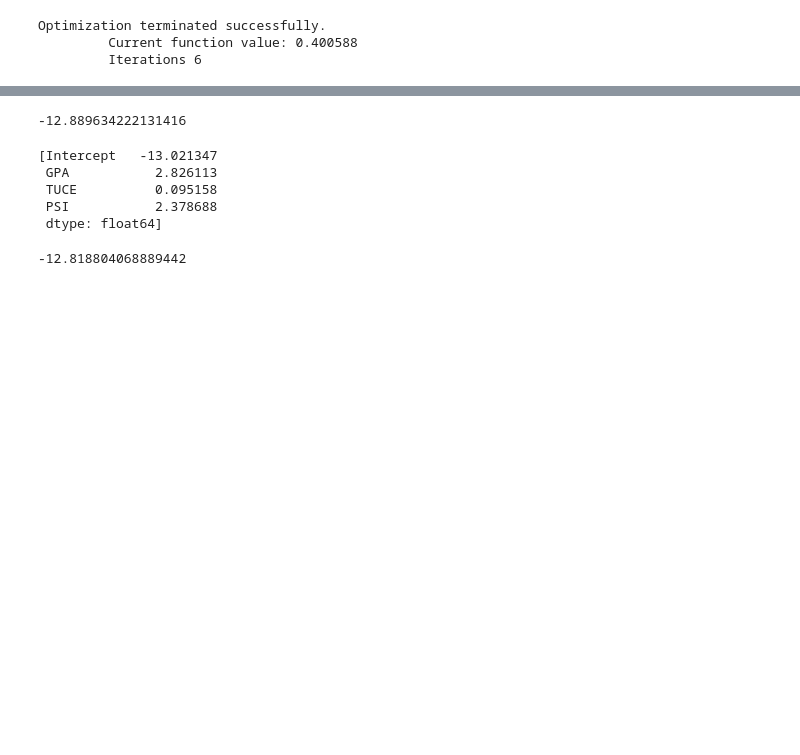
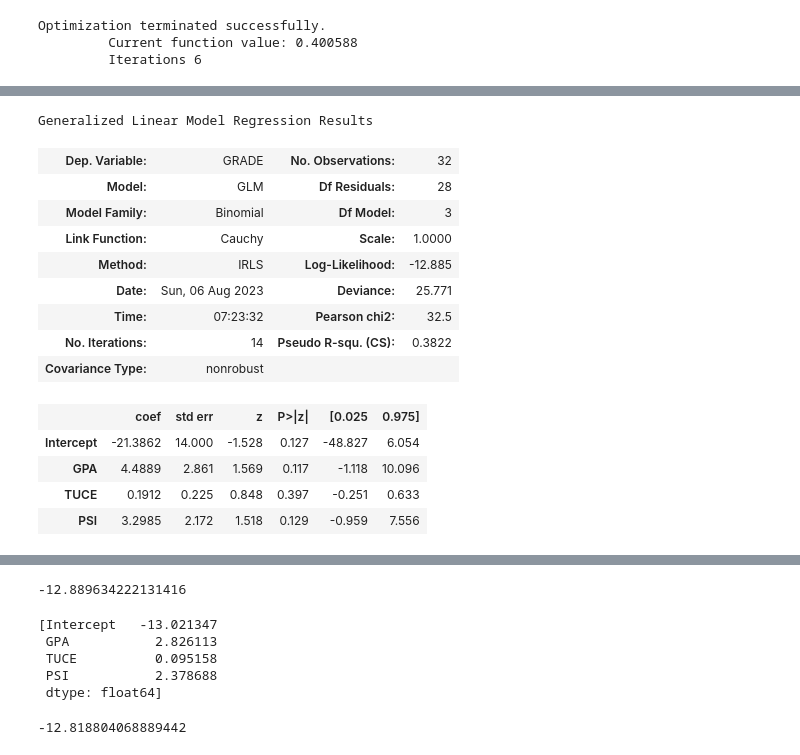
Before and after one commit to dschulman/linearlab, a Jupyter notebook: example/glm_bernoulli.ipynb, the cells around one changed output, grey strips where cells are left out. Drawn from its saved outputs; the diff is of its cells as text; code cells hidden in the pictures; blank space fills up the shorter version.

Commit message:
cauchit, loglog, cloglog links

```diff
--- a/example/glm_bernoulli.ipynb
+++ b/example/glm_bernoulli.ipynb
@@ -73,3 +73,28 @@ Probit Regression Results
 | GPA | 1.6258 | 0.694 | 2.343 | 0.019 | 0.266 | 2.986 |
 | TUCE | 0.0517 | 0.084 | 0.617 | 0.537 | -0.113 | 0.216 |
 | PSI | 1.4263 | 0.595 | 2.397 | 0.017 | 0.260 | 2.593 |
+# %%
+sm_cauchit_model = smf.glm(
+    "GRADE ~ GPA + TUCE + PSI", spector,
+    family = sm.families.Binomial(link = sm.families.links.Cauchy())
+)
+# %%
+sm_cauchit_fit = sm_cauchit_model.fit()
+# %%
+sm_cauchit_fit.summary()
+# %% [output]
+Generalized Linear Model Regression Results
+| Dep. Variable: | GRADE | No. Observations: | 32 |
+| Model: | GLM | Df Residuals: | 28 |
+| Model Family: | Binomial | Df Model: | 3 |
+| Link Function: | Cauchy | Scale: | 1.0000 |
+| Method: | IRLS | Log-Likelihood: | -12.885 |
+| Date: | Sun, 06 Aug 2023 | Deviance: | 25.771 |
+| Time: | 07:23:32 | Pearson chi2: | 32.5 |
+| No. Iterations: | 14 | Pseudo R-squ. (CS): | 0.3822 |
+| Covariance Type: | nonrobust |  |  |
+|  | coef | std err | z | P>|z| | [0.025 | 0.975] |
+| Intercept | -21.3862 | 14.000 | -1.528 | 0.127 | -48.827 | 6.054 |
+| GPA | 4.4889 | 2.861 | 1.569 | 0.117 | -1.118 | 10.096 |
+| TUCE | 0.1912 | 0.225 | 0.848 | 0.397 | -0.251 | 0.633 |
+| PSI | 3.2985 | 2.172 | 1.518 | 0.129 | -0.959 | 7.556 |
```
Also changed, not shown: parts of 20 cells of this notebook, 2 other files.
